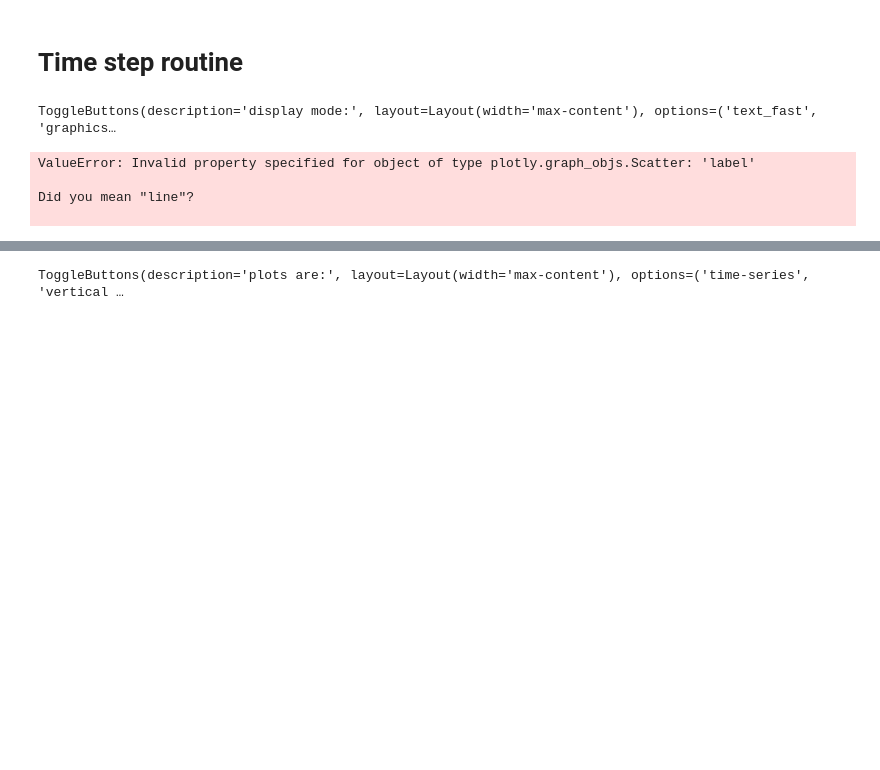
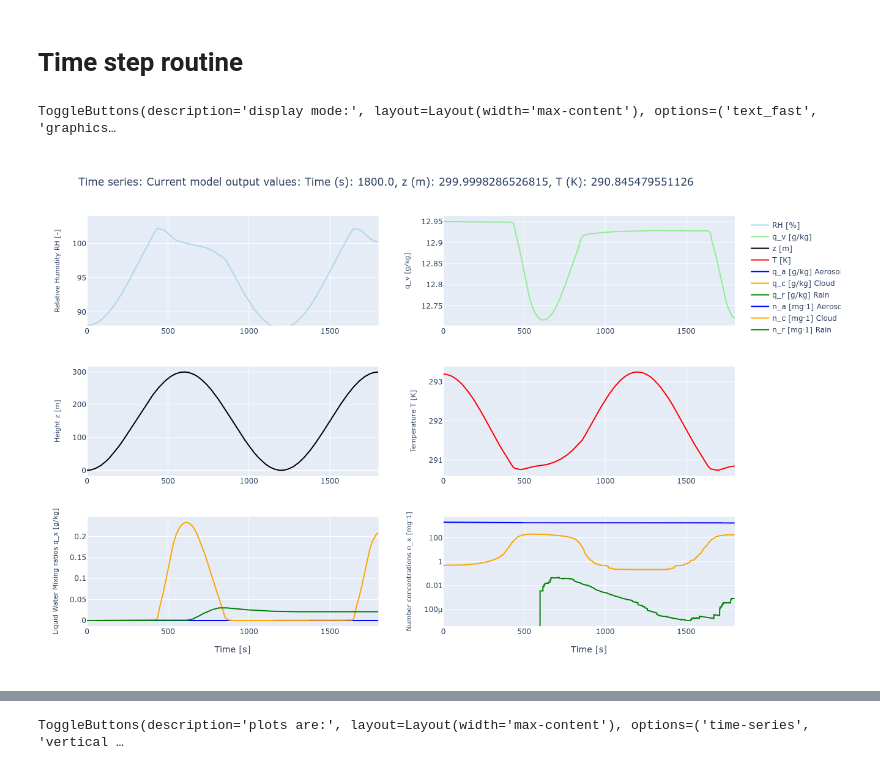
Before and after one commit to jslim93/PyLCM_edu, a Jupyter notebook: PyLCM_edu.ipynb, the cells around one changed output, grey strips where cells are left out. Cells and saved outputs as stored; diff of their text form; code cells hidden in the pictures; blank space fills up the shorter version.

```diff
--- a/PyLCM_edu.ipynb
+++ b/PyLCM_edu.ipynb
@@ -267,41 +264,40 @@ if display_mode == 'graphics_slow':
 
 
 for t in range(nt):
     time = (t+1)*dt
     #Parcel ascending
     #if z_parcel < max_z:
     z_parcel, T_parcel, rho_parcel, V_parcel, air_mass_parcel = ascend_parcel(z_parcel, T_parcel,P_parcel, w_parcel, dt, time, time_half_wave_parcel, ascending_mode, max_z)
 
     #Condensational Growth
     dq_liq = 0.0
     if do_condensation:
         particles_list, T_parcel, q_parcel = drop_condensation(particles_list, T_parcel, q_parcel, P_parcel, dt, air_mass_parcel, rho_aero, molecular_weight_aero)
 
     #Collisional Growth
     if do_collision and time > collision_start_time:
         particles_list = collection(dt, particles_list,rho_parcel, rho_liq, P_parcel, T_parcel)
     #Analysis
     spectra_arr[t+1],qa_ts[t+1], qc_ts[t+1],qr_ts[t+1], na_ts[t+1], nc_ts[t+1], nr_ts[t+1] = qc_qr_analysis(particles_list,air_mass_parcel,rm_spec, n_bins)
     RH_parcel = (q_parcel * P_parcel / (q_parcel + r_a / rv)) / esatw( T_parcel )
 
     # saving of T_parcel, RH_parcel, q_parcel, z_parcel for every timestep (needed for plots)
     T_parcel_array[t+1]  = T_parcel
     RH_parcel_array[t+1] = RH_parcel
     q_parcel_array[t+1]  = q_parcel
     z_parcel_array[t+1]  = z_parcel
 
     time_array = np.arange(nt+1)*dt
 
-    #Visulaization at every second
-    if (time%1) ==0:
-        if display_mode == 'graphics_slow':
-            # function to draw and update the plotly figure
-            animation_call(figure_item, time_array, dt, nt,rm_spec, qa_ts, qc_ts, qr_ts, na_ts, nc_ts, nr_ts, T_parcel_array, RH_parcel_array, q_parcel_array, z_parcel_array)
-        else:
+    if display_mode == 'text_fast':
+        #Visulaization at every second
+        if (time%1) ==0:
             print_output(t,dt, z_parcel, T_parcel, q_parcel, RH_parcel, qc_ts[t+1], qr_ts[t+1], na_ts[t+1], nc_ts[t+1], nr_ts[t+1])
-    #spec_plot(ax,spectra_arr, nt, log_edges)
+    elif display_mode == 'graphics_slow':
+        # function to draw and update the plotly figure, every 5 seconds (idea for time saving)
+        if (time%5) == 0:
+            animation_call(figure_item, time_array, t, dt, nt,rm_spec, qa_ts, qc_ts, qr_ts, na_ts, nc_ts, nr_ts, T_parcel_array, RH_parcel_array, q_parcel_array, z_parcel_array)
+
+#spec_plot(ax,spectra_arr, nt, log_edges)
 # %% [output]
-ValueError: Invalid property specified for object of type plotly.graph_objs.Scatter: 'label'
-
-Did you mean "line"?
-
+[figure, added]
```
Also changed, not shown: parts of 6 cells of this notebook, 3 other files.
